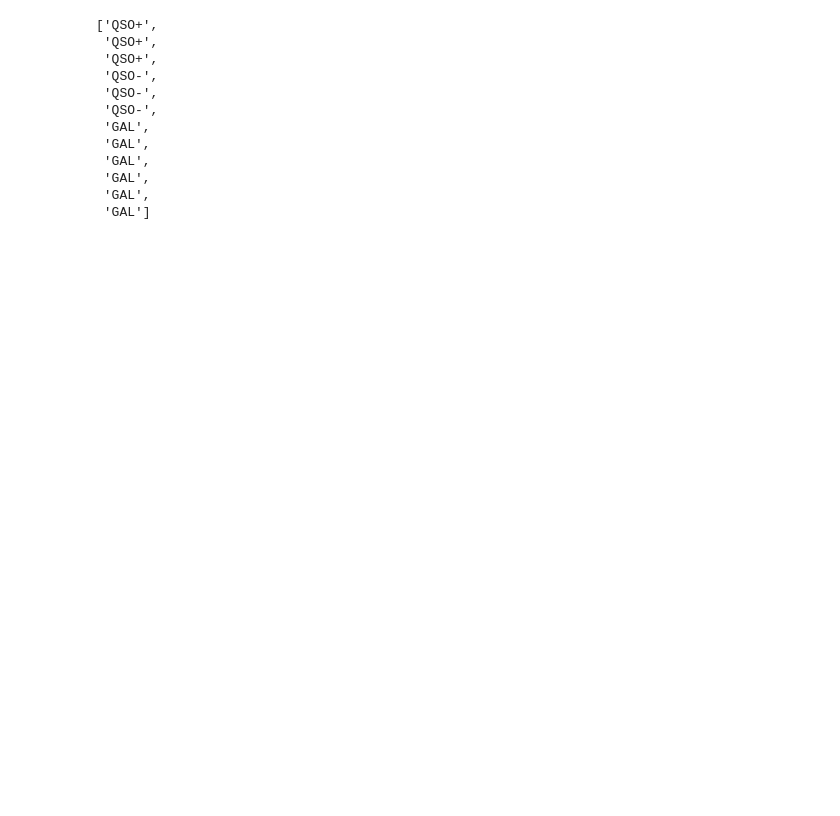
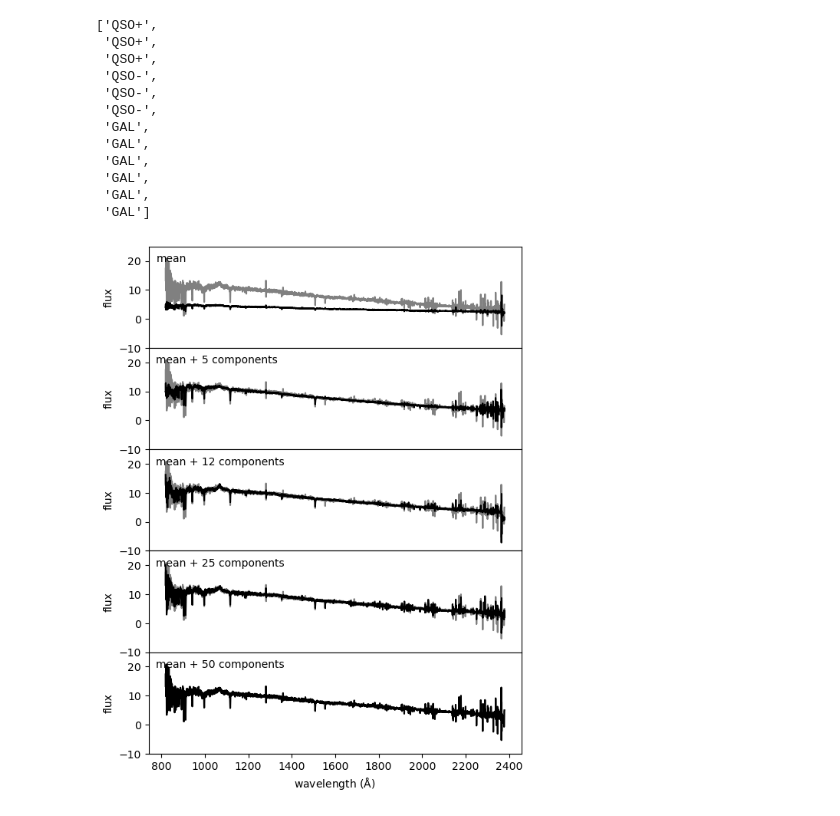
Before and after one commit to ChavezUriel/ProyectoPOOE, a Jupyter notebook: Ejemplos_modulos.ipynb, the cells around one changed output. Cells and saved outputs as stored; diff of their text form; code cells hidden in the pictures; blank space fills up the shorter version.

Commit message:
agrego atributo tipo objeto y función plotrecons

```diff
--- a/Ejemplos_modulos.ipynb
+++ b/Ejemplos_modulos.ipynb
@@ -100,3 +101,7 @@ Tipo de espectro:  GAL
  'GAL',
  'GAL',
  'GAL']
+# %%
+oa.plotrecons(lista_objetos[0])
+# %% [output]
+[figure, added]
```
Also changed, not shown: parts of 6 cells of this notebook, 1 other file.
